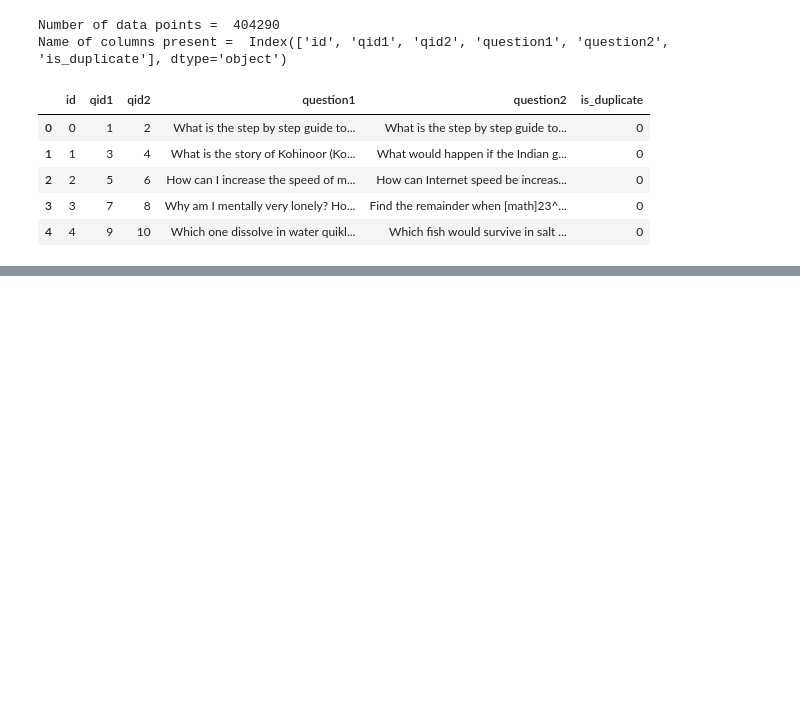
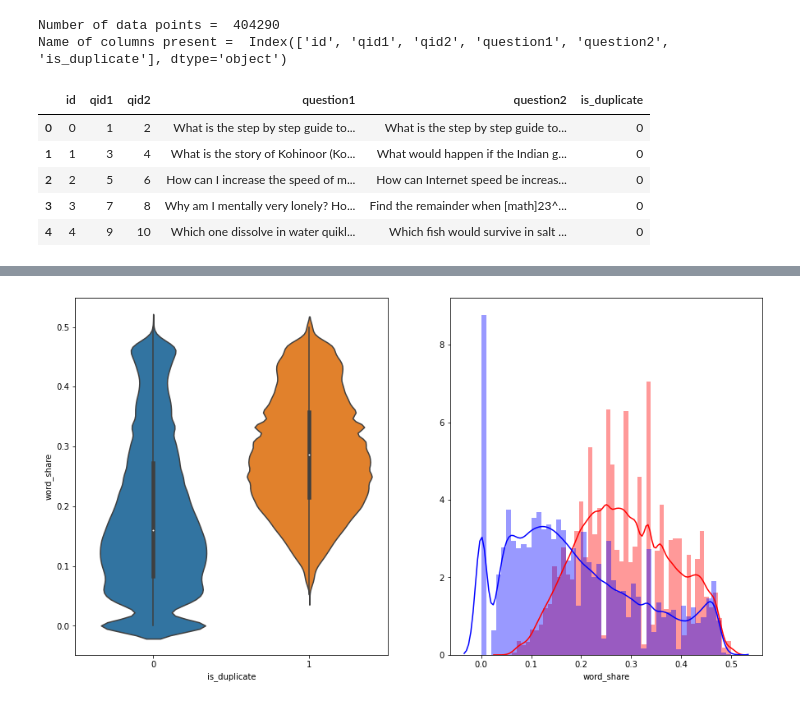
Before and after one commit to danish2562022/Quara-Questions-Pair-Similarity, a Jupyter notebook: EDA_Quora.ipynb, the cells around one changed output, grey strips where cells are left out. Saved outputs shown, nothing was run; the diff lists cells and outputs as text; code cells hidden in the pictures; blank space fills up the shorter version.

```diff
--- a/EDA_Quora.ipynb
+++ b/EDA_Quora.ipynb
@@ -87,0 +104,24 @@ Number of questions pair are not duplicate in the given dataframe:  149263
+# %%
+data['freq_qid1']=data.groupby('qid1')['qid1'].transform('count')
+data['freq_qid2']=data.groupby('qid2')['qid2'].transform('count')
+data['q1len']=data['question1'].str.len()
+data['q2len']=data['question2'].str.len()
+data['q1_n_words1']=data['question1'].apply(lambda row:len(row.split(" ")))
+data['q1_n_words2']=data['question2'].apply(lambda row:len(row.split(" ")))
+def normalized_word_common(row):
+    w1=set(map(lambda word: word.lower().strip(),row['question1'].split(" ")))
+    w2=set(map(lambda word: word.lower().strip(),row['question2'].split(" ")))
+    return(1.0*len(w1 & w2))
+def normalized_word_total(row):
+    w1=set(map(lambda word: word.lower().strip(),row['question1'].split(" ")))
+    w2=set(map(lambda word: word.lower().strip(),row['question2'].split(" ")))
+    return(1.0*len(w1) + len(w2))
+def normalized_word_share(row):
+    w1=set(map(lambda word: word.lower().strip(),row['question1'].split(" ")))
+    w2=set(map(lambda word: word.lower().strip(),row['question2'].split(" ")))
+    return(1.0*(len(w1 & w2)/(len(w1) + len(w2))))
+data['word_common']= data.apply(normalized_word_common,axis=1)
+data['word_total']= data.apply(normalized_word_total,axis=1)
+data['word_share']= data.apply(normalized_word_share,axis=1)
+data['freq_q1+q2'] = data['freq_qid1']+data['freq_qid2']
+data['freq_q1-q2'] = abs(data['freq_qid1']-data['freq_qid2'])
@@ -87,0 +137,11 @@ Number of questions pair are not duplicate in the given dataframe:  149263
+# %%
+plt.figure(figsize=(15,8))
+plt.subplot(1,2,1)
+sns.violinplot(x='is_duplicate',y='word_share',data=data)\
+
+plt.subplot(1,2,2)
+sns.distplot(data[data['is_duplicate'] == 1.0]['word_share'] , label = "1", color = 'red')
+sns.distplot(data[data['is_duplicate'] == 0.0]['word_share'] , label = "0" , color = 'blue' )
+plt.show()
+# %% [output]
+[figure, added]
```
Also changed, not shown: parts of 9 cells of this notebook.
